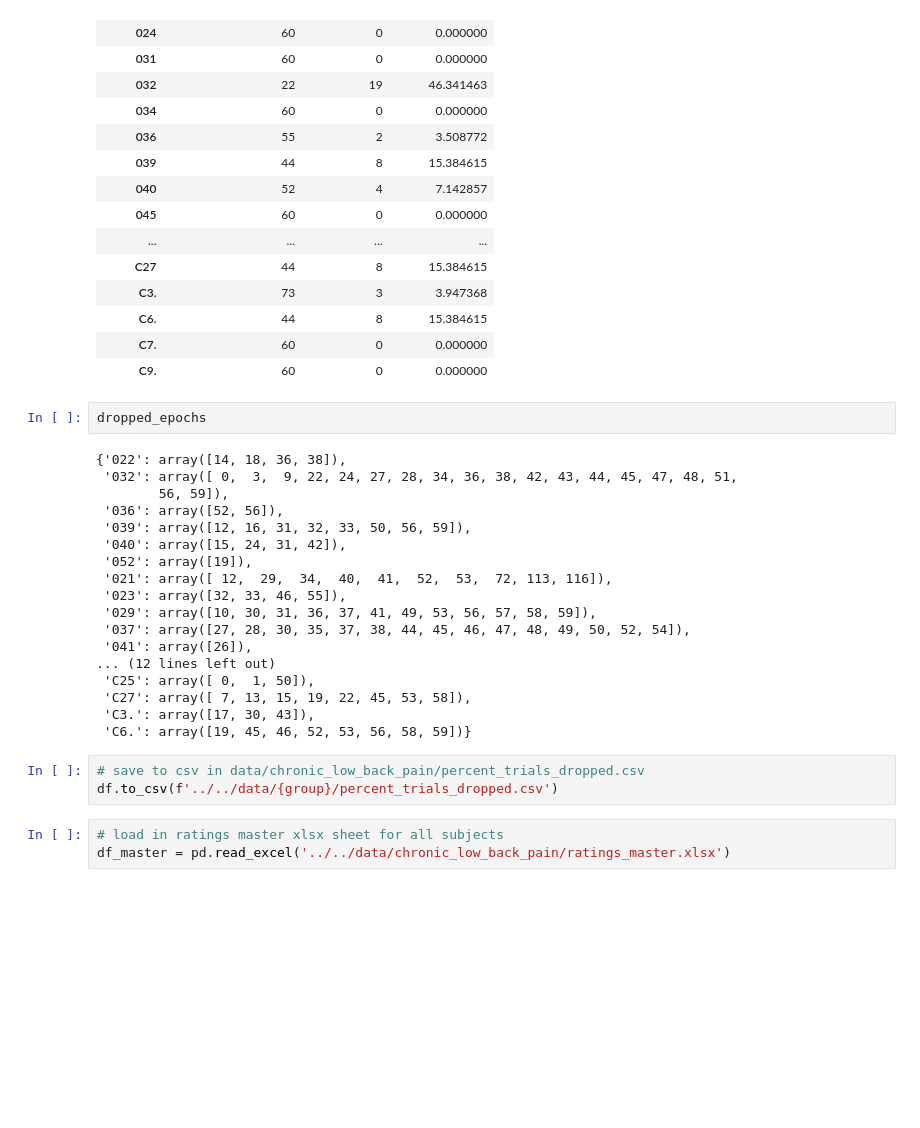
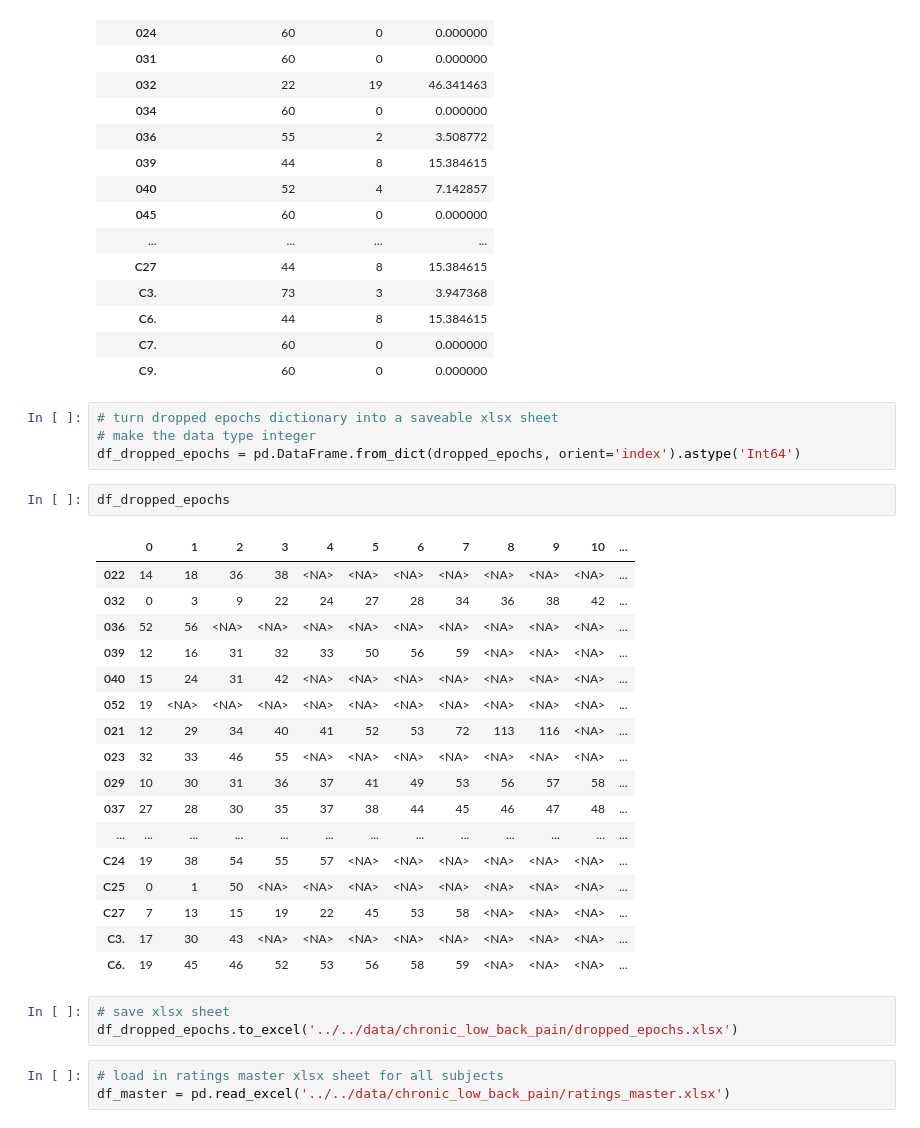
Before and after one commit to Wang-lab-research/High-Pain-Cross-Study-EEG, a Jupyter notebook: notebooks/Preprocessing/report_percent_dropped.ipynb, the cells around one changed output. Cells and saved outputs as stored; diff of their text form; blank space fills up the shorter version.

```diff
--- a/notebooks/Preprocessing/report_percent_dropped.ipynb
+++ b/notebooks/Preprocessing/report_percent_dropped.ipynb
@@ -92,29 +92,33 @@ df
 | C6. | 44 | 8 | 15.384615 |
 | C7. | 60 | 0 | 0.000000 |
 | C9. | 60 | 0 | 0.000000 |
-# %%
-dropped_epochs
-# %% [output]
-{'022': array([14, 18, 36, 38]),
- '032': array([ 0,  3,  9, 22, 24, 27, 28, 34, 36, 38, 42, 43, 44, 45, 47, 48, 51,
-        56, 59]),
- '036': array([52, 56]),
- '039': array([12, 16, 31, 32, 33, 50, 56, 59]),
- '040': array([15, 24, 31, 42]),
- '052': array([19]),
- '021': array([ 12,  29,  34,  40,  41,  52,  53,  72, 113, 116]),
- '023': array([32, 33, 46, 55]),
- '029': array([10, 30, 31, 36, 37, 41, 49, 53, 56, 57, 58, 59]),
- '037': array([27, 28, 30, 35, 37, 38, 44, 45, 46, 47, 48, 49, 50, 52, 54]),
- '041': array([26]),
-... (12 lines left out)
- 'C25': array([ 0,  1, 50]),
- 'C27': array([ 7, 13, 15, 19, 22, 45, 53, 58]),
- 'C3.': array([17, 30, 43]),
- 'C6.': array([19, 45, 46, 52, 53, 56, 58, 59])}
-# %%
-# save to csv in data/chronic_low_back_pain/percent_trials_dropped.csv
-df.to_csv(f'../../data/{group}/percent_trials_dropped.csv')
+# %%
+# turn dropped epochs dictionary into a saveable xlsx sheet
+# make the data type integer
+df_dropped_epochs = pd.DataFrame.from_dict(dropped_epochs, orient='index').astype('Int64')
+# %%
+df_dropped_epochs
+# %% [output]
+|  | 0 | 1 | 2 | 3 | 4 | 5 | 6 | 7 | 8 | 9 | 10 | ... |
+| 022 | 14 | 18 | 36 | 38 | <NA> | <NA> | <NA> | <NA> | <NA> | <NA> | <NA> | ... |
+| 032 | 0 | 3 | 9 | 22 | 24 | 27 | 28 | 34 | 36 | 38 | 42 | ... |
+| 036 | 52 | 56 | <NA> | <NA> | <NA> | <NA> | <NA> | <NA> | <NA> | <NA> | <NA> | ... |
+| 039 | 12 | 16 | 31 | 32 | 33 | 50 | 56 | 59 | <NA> | <NA> | <NA> | ... |
+| 040 | 15 | 24 | 31 | 42 | <NA> | <NA> | <NA> | <NA> | <NA> | <NA> | <NA> | ... |
+| 052 | 19 | <NA> | <NA> | <NA> | <NA> | <NA> | <NA> | <NA> | <NA> | <NA> | <NA> | ... |
+| 021 | 12 | 29 | 34 | 40 | 41 | 52 | 53 | 72 | 113 | 116 | <NA> | ... |
+| 023 | 32 | 33 | 46 | 55 | <NA> | <NA> | <NA> | <NA> | <NA> | <NA> | <NA> | ... |
+| 029 | 10 | 30 | 31 | 36 | 37 | 41 | 49 | 53 | 56 | 57 | 58 | ... |
+| 037 | 27 | 28 | 30 | 35 | 37 | 38 | 44 | 45 | 46 | 47 | 48 | ... |
+| ... | ... | ... | ... | ... | ... | ... | ... | ... | ... | ... | ... | ... |
+| C24 | 19 | 38 | 54 | 55 | 57 | <NA> | <NA> | <NA> | <NA> | <NA> | <NA> | ... |
+| C25 | 0 | 1 | 50 | <NA> | <NA> | <NA> | <NA> | <NA> | <NA> | <NA> | <NA> | ... |
+| C27 | 7 | 13 | 15 | 19 | 22 | 45 | 53 | 58 | <NA> | <NA> | <NA> | ... |
+| C3. | 17 | 30 | 43 | <NA> | <NA> | <NA> | <NA> | <NA> | <NA> | <NA> | <NA> | ... |
+| C6. | 19 | 45 | 46 | 52 | 53 | 56 | 58 | 59 | <NA> | <NA> | <NA> | ... |
+# %%
+# save xlsx sheet
+df_dropped_epochs.to_excel('../../data/chronic_low_back_pain/dropped_epochs.xlsx')
 # %%
 # load in ratings master xlsx sheet for all subjects
 df_master = pd.read_excel('../../data/chronic_low_back_pain/ratings_master.xlsx')
```
Also changed, not shown: parts of 5 cells of this notebook, 5 other files.
